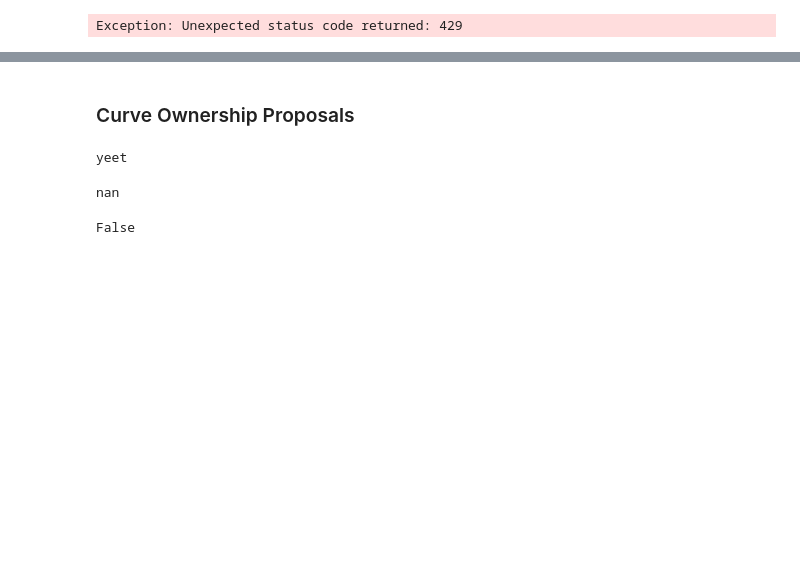
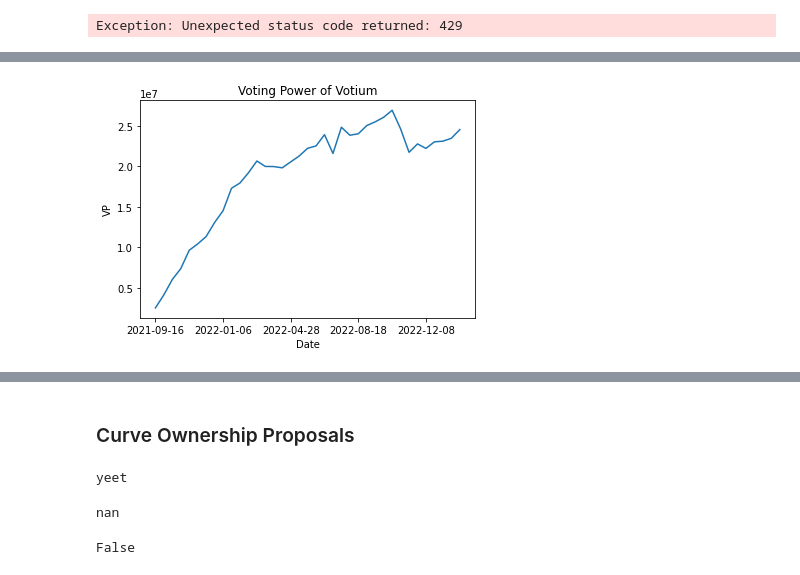
Before and after one commit to DoominEth/Web3DataSandbox, a Jupyter notebook: Untitled.ipynb, the cells around one changed output, grey strips where cells are left out. Drawn from its saved outputs; the diff is of its cells as text; code cells hidden in the pictures; blank space fills up the shorter version.

```diff
--- a/Untitled.ipynb
+++ b/Untitled.ipynb
@@ -141,0 +144,12 @@ allProps = snapshot.getAllProposals('cvx.eth')
+# %%
+def getAddressVPPerVoteId(gaugePropData, snapshotSpace,address):
+    votingPowerDF = pd.DataFrame()
+    for i in range(len(gaugePropData)):
+        votingPowerDF.loc[i,'time'] = gaugePropData.loc[i,'DateTimeStart']
+        votingPowerDF.loc[i,'end'] = gaugePropData.loc[i,'end']
+        votingPowerDF.loc[i,'id'] = gaugeProposalData.loc[i,'id']
+        votingPowerDF.loc[i,'VP'] = snapshot.getVotingPower(snapshotSpace, gaugePropData['id'][i],address)['data']['vp']['vp']
+    return votingPowerDF
+# %%
+votiumAddress = '0xde1E6A7ED0ad3F61D531a8a78E83CcDdbd6E0c49'
+votingPowerOfVotium = getAddressVPPerVoteId(gaugeProposalData,'cvx.eth',votiumAddress)
@@ -213,0 +272,14 @@ Exception: Unexpected status code returned: 429
+# %%
+votingPowerOfVotium = votingPowerOfVotium.sort_values(by='time')
+x_axis = votingPowerOfVotium['time']
+y_axis = votingPowerOfVotium['VP']
+
+n = 8
+plt.xticks(range(0, len(x_axis), n), x_axis[::n])
+
+plt.plot(x_axis, y_axis)
+plt.title('Voting Power of Votium')
+plt.xlabel('Date')
+plt.ylabel('VP')
+plt.show()
+# %% [output]
@@ -213,0 +288 @@ Exception: Unexpected status code returned: 429
+[figure, added]
```
Also changed, not shown: parts of 16 cells of this notebook, 2 other files.
